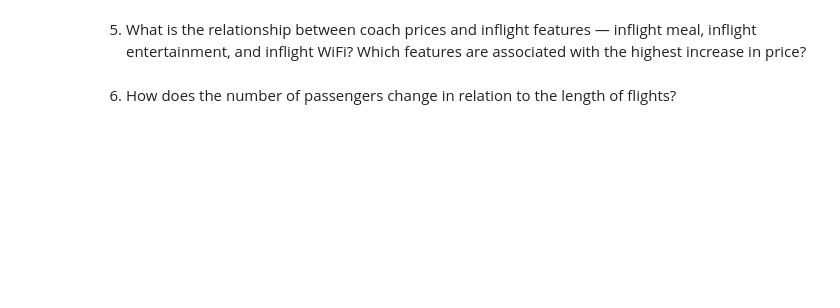
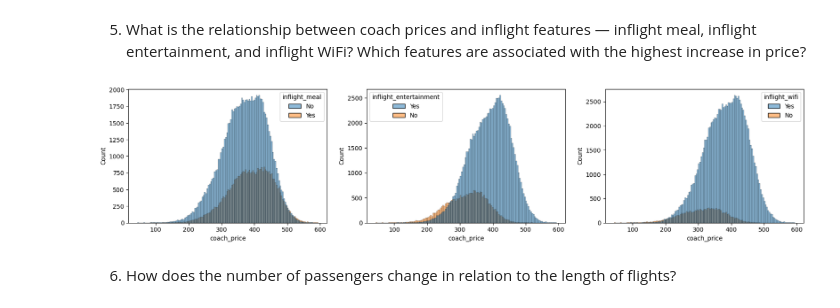
Before and after one commit to maylonleoncio/Codecademy-Projects, a Jupyter notebook: Airline Analysis/Airline Analysis.ipynb, the cells around one changed output. Saved outputs shown, nothing was run; the diff lists cells and outputs as text; code cells hidden in the pictures; blank space fills up the shorter version.

```diff
--- a/Airline Analysis/Airline Analysis.ipynb
+++ b/Airline Analysis/Airline Analysis.ipynb
@@ -98,2 +98,21 @@ plt.show()
+# %%
+## Task 5
+plt.figure(figsize=(20,4))
+
+# Inflight Meals
+plt.subplot(1,3,1)
+sns.histplot(flight, x='coach_price', hue=flight.inflight_meal)
+
+# Inflight Entertainment
+plt.subplot(1,3,2)
+sns.histplot(flight, x='coach_price', hue=flight.inflight_entertainment)
+
+# Inflight WiFi
+plt.subplot(1,3,3)
+sns.histplot(flight, x='coach_price', hue=flight.inflight_wifi)
+
+plt.show()
+# %% [output]
+[figure, added]
 # %% [markdown]
 6. How does the number of passengers change in relation to the length of flights?
```
Also changed, not shown: parts of 9 cells of this notebook.
